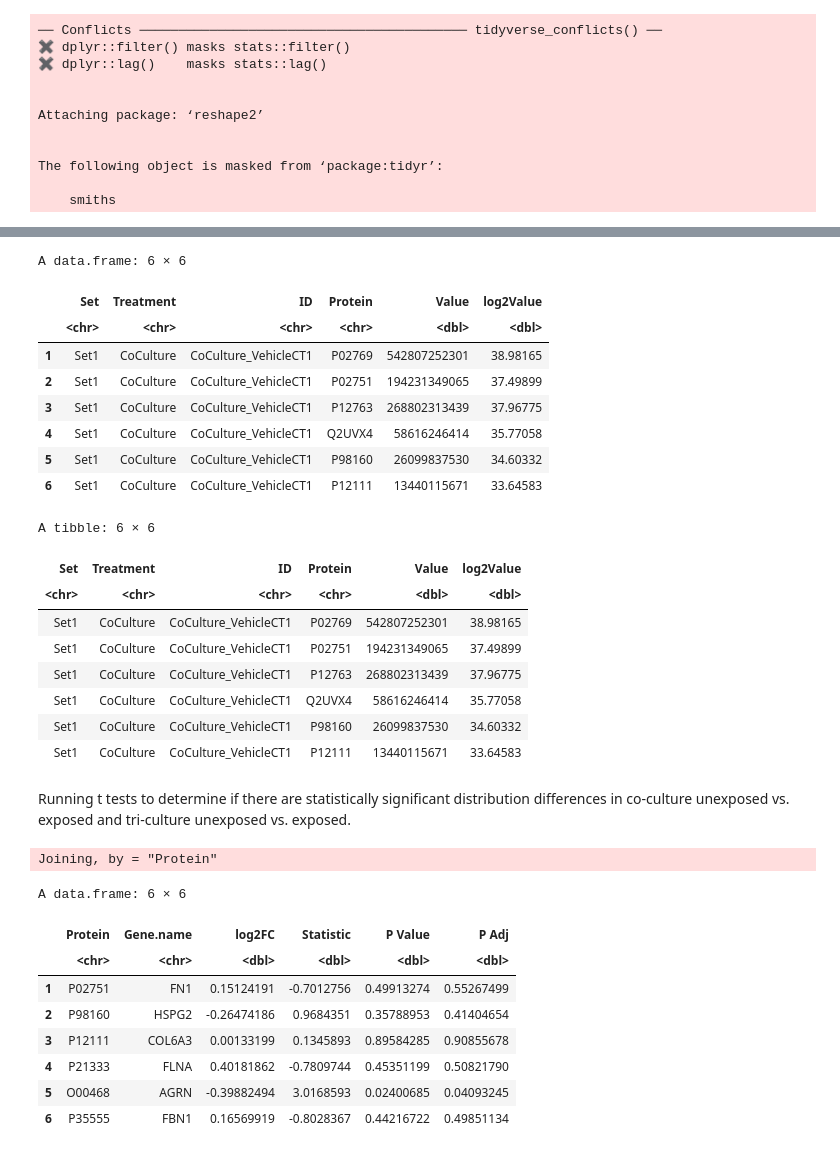
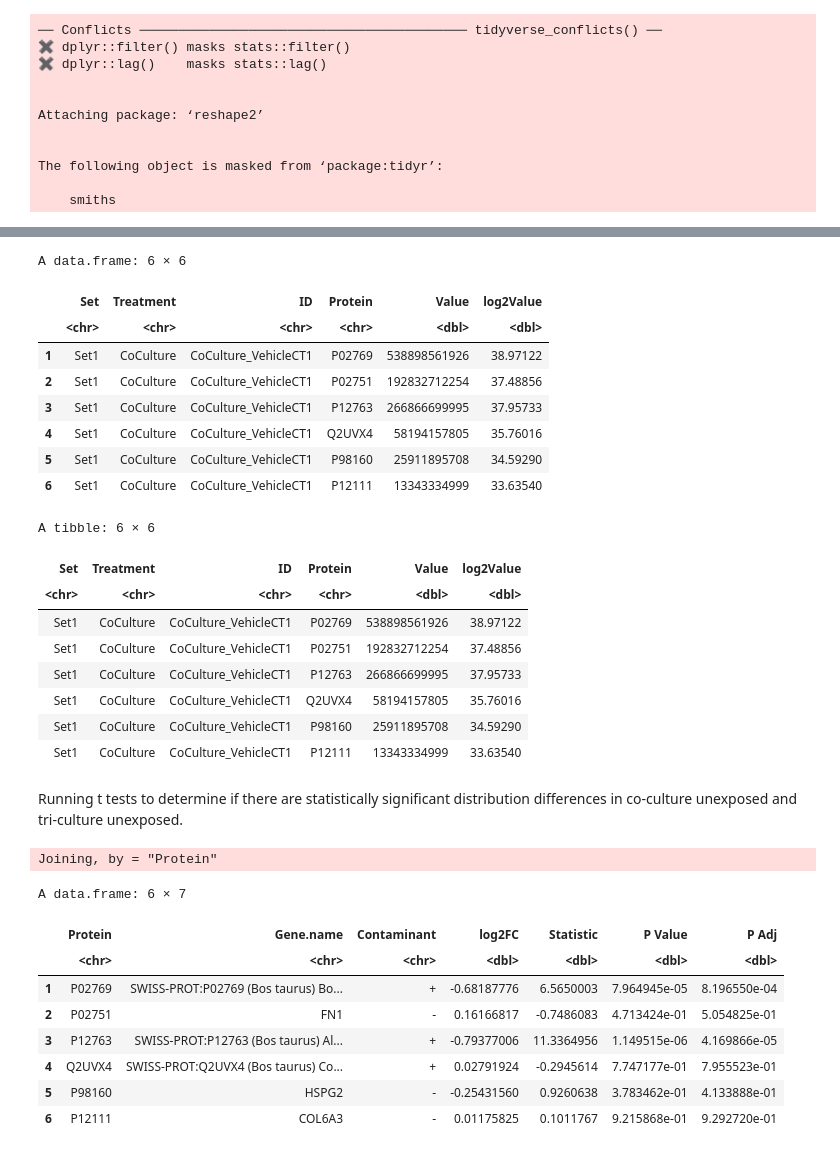
Before and after one commit to UNC-CEMALB/Characterizing-the-Extracellular-Vesicle-Proteomic-Landscape-of-the-Human-Airway-using-In-vitro-Orga, a Jupyter notebook: 2. Group Distribution Analysis/Group Distribution Analysis.ipynb, the cells around one changed output, grey strips where cells are left out. Drawn from its saved outputs; the diff is of its cells as text; code cells hidden in the pictures.

```diff
--- a/2. Group Distribution Analysis/Group Distribution Analysis.ipynb
+++ b/2. Group Distribution Analysis/Group Distribution Analysis.ipynb
@@ -1,6 +1,6 @@
 # %%
 Output = ('/Users/alexis/Library/CloudStorage/OneDrive-UniversityofNorthCarolinaatChapelHill/CEMALB_DataAnalysisPM/Projects/P1008. InVitroWildfire EVProteomics V2/P1008.3. Analyses/P1008.3.2. Group Distribution Analysis/Output')
-cur_date = "071822"
+cur_date = "072622"
 
 library(readxl)
 library(tidyverse)
@@ -8,7 +8,7 @@ library(reshape2)
 
 
 #reading in file
-proteomics_df = data.frame(read_excel("Input/071522_Imputed_Proteomics_Data.xlsx"))
+proteomics_df = data.frame(read_excel("Input/072622_Imputed_Proteomics_Data.xlsx"))
 protein_info_df = data.frame(read_excel("Input/List of Proteins Detected_041922.xlsx")) %>%
     rename(Protein = Accession)
 # %% [output]
@@ -62,12 +62,12 @@ head(proteomics_df)
 A data.frame: 6 × 6
 |  | Set | Treatment | ID | Protein | Value | log2Value |
 |  | <chr> | <chr> | <chr> | <chr> | <dbl> | <dbl> |
-| 1 | Set1 | CoCulture | CoCulture_VehicleCT1 | P02769 | 542807252301 | 38.98165 |
-| 2 | Set1 | CoCulture | CoCulture_VehicleCT1 | P02751 | 194231349065 | 37.49899 |
-| 3 | Set1 | CoCulture | CoCulture_VehicleCT1 | P12763 | 268802313439 | 37.96775 |
-| 4 | Set1 | CoCulture | CoCulture_VehicleCT1 | Q2UVX4 | 58616246414 | 35.77058 |
-| 5 | Set1 | CoCulture | CoCulture_VehicleCT1 | P98160 | 26099837530 | 34.60332 |
-| 6 | Set1 | CoCulture | CoCulture_VehicleCT1 | P12111 | 13440115671 | 33.64583 |
+| 1 | Set1 | CoCulture | CoCulture_VehicleCT1 | P02769 | 538898561926 | 38.97122 |
+| 2 | Set1 | CoCulture | CoCulture_VehicleCT1 | P02751 | 192832712254 | 37.48856 |
+| 3 | Set1 | CoCulture | CoCulture_VehicleCT1 | P12763 | 266866699995 | 37.95733 |
+| 4 | Set1 | CoCulture | CoCulture_VehicleCT1 | Q2UVX4 | 58194157805 | 35.76016 |
+| 5 | Set1 | CoCulture | CoCulture_VehicleCT1 | P98160 | 25911895708 | 34.59290 |
+| 6 | Set1 | CoCulture | CoCulture_VehicleCT1 | P12111 | 13343334999 | 33.63540 |
 # %%
 # splitting by Set
 proteomics_df_split = proteomics_df %>%
@@ -82,14 +82,14 @@ head(set1_proteomics_df)
 A tibble: 6 × 6
 | Set | Treatment | ID | Protein | Value | log2Value |
 | <chr> | <chr> | <chr> | <chr> | <dbl> | <dbl> |
-| Set1 | CoCulture | CoCulture_VehicleCT1 | P02769 | 542807252301 | 38.98165 |
-| Set1 | CoCulture | CoCulture_VehicleCT1 | P02751 | 194231349065 | 37.49899 |
-| Set1 | CoCulture | CoCulture_VehicleCT1 | P12763 | 268802313439 | 37.96775 |
-| Set1 | CoCulture | CoCulture_VehicleCT1 | Q2UVX4 | 58616246414 | 35.77058 |
-| Set1 | CoCulture | CoCulture_VehicleCT1 | P98160 | 26099837530 | 34.60332 |
-| Set1 | CoCulture | CoCulture_VehicleCT1 | P12111 | 13440115671 | 33.64583 |
+| Set1 | CoCulture | CoCulture_VehicleCT1 | P02769 | 538898561926 | 38.97122 |
+| Set1 | CoCulture | CoCulture_VehicleCT1 | P02751 | 192832712254 | 37.48856 |
+| Set1 | CoCulture | CoCulture_VehicleCT1 | P12763 | 266866699995 | 37.95733 |
+| Set1 | CoCulture | CoCulture_VehicleCT1 | Q2UVX4 | 58194157805 | 35.76016 |
+| Set1 | CoCulture | CoCulture_VehicleCT1 | P98160 | 25911895708 | 34.59290 |
+| Set1 | CoCulture | CoCulture_VehicleCT1 | P12111 | 13343334999 | 33.63540 |
 # %% [markdown]
-Running t tests to determine if there are statistically significant distribution differences in co-culture unexposed vs. exposed and tri-culture unexposed vs. exposed.
+Running t tests to determine if there are statistically significant distribution differences in co-culture unexposed and tri-culture unexposed.
 # %%
 t_test_values = function(set1_df, set2_df){
     # """
@@ -145,23 +145,23 @@ t_test_df = t_test_values(set1_proteomics_df, set2_proteomics_df)
 # %%
 # adding in gene names and filtering contaminants
 final_t_test_df = left_join(t_test_df, protein_info_df %>%
-                                select(c("Protein", "Gene.name", "Contaminant"))) %>%
-    # this contaminant filter takes the number of proteins from 929 to 822
-     filter(Contaminant == "-") %>%
-     select(-Contaminant)
-final_t_test_df = final_t_test_df[, c(1,6,2,3,4,5)]
+                                select(c("Protein", "Gene.name", "Contaminant"))) #%>%
+    # this contaminant filter takes the number of proteins from 1451 to 1336
+#      filter(Contaminant == "-") %>%
+#      select(-Contaminant)
+final_t_test_df = final_t_test_df[, c(1,6,7,2,3,4,5)]
 head(final_t_test_df)
 # %% [output]
 Joining, by = "Protein"
-A data.frame: 6 × 6
+A data.frame: 6 × 7
-|  | Protein | Gene.name | log2FC | Statistic | P Value | P Adj |
-|  | <chr> | <chr> | <dbl> | <dbl> | <dbl> | <dbl> |
-| 1 | P02751 | FN1 | 0.15124191 | -0.7012756 | 0.49913274 | 0.55267499 |
-| 2 | P98160 | HSPG2 | -0.26474186 | 0.9684351 | 0.35788953 | 0.41404654 |
-| 3 | P12111 | COL6A3 | 0.00133199 | 0.1345893 | 0.89584285 | 0.90855678 |
-| 4 | P21333 | FLNA | 0.40181862 | -0.7809744 | 0.45351199 | 0.50821790 |
-| 5 | O00468 | AGRN | -0.39882494 | 3.0168593 | 0.02400685 | 0.04093245 |
-| 6 | P35555 | FBN1 | 0.16569919 | -0.8028367 | 0.44216722 | 0.49851134 |
+|  | Protein | Gene.name | Contaminant | log2FC | Statistic | P Value | P Adj |
+|  | <chr> | <chr> | <chr> | <dbl> | <dbl> | <dbl> | <dbl> |
+| 1 | P02769 | SWISS-PROT:P02769 (Bos taurus) Bo... | + | -0.68187776 | 6.5650003 | 7.964945e-05 | 8.196550e-04 |
+| 2 | P02751 | FN1 | - | 0.16166817 | -0.7486083 | 4.713424e-01 | 5.054825e-01 |
+| 3 | P12763 | SWISS-PROT:P12763 (Bos taurus) Al... | + | -0.79377006 | 11.3364956 | 1.149515e-06 | 4.169866e-05 |
+| 4 | Q2UVX4 | SWISS-PROT:Q2UVX4 (Bos taurus) Co... | + | 0.02791924 | -0.2945614 | 7.747177e-01 | 7.955523e-01 |
+| 5 | P98160 | HSPG2 | - | -0.25431560 | 0.9260638 | 3.783462e-01 | 4.133888e-01 |
+| 6 | P12111 | COL6A3 | - | 0.01175825 | 0.1011767 | 9.215868e-01 | 9.292720e-01 |
 # %%
 # exporting t test results for volcano plot
 write.csv(final_t_test_df, paste0(Output,"/", cur_date, "_Statistical_Results_Only.csv"), row.names = FALSE)
```
Also changed, not shown: parts of 6 cells of this notebook.
